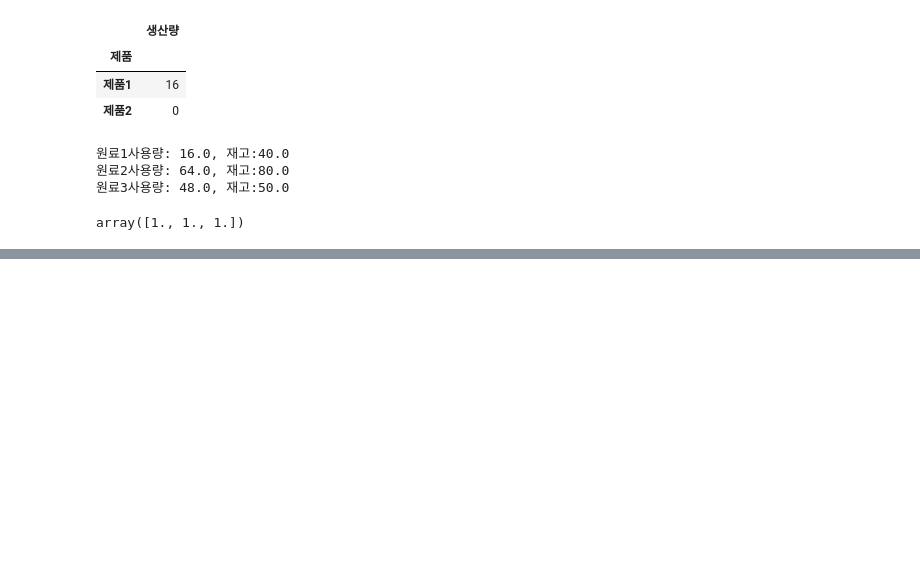
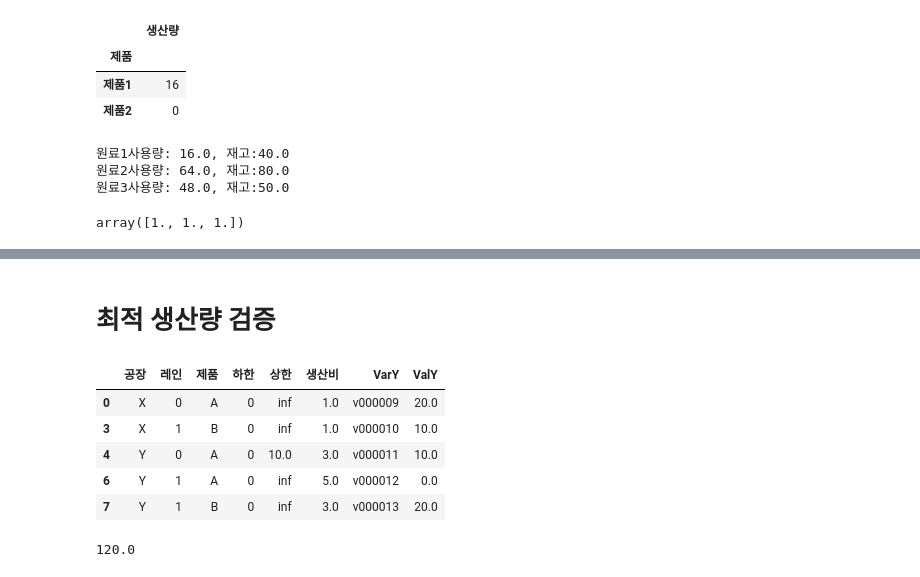
Before and after one commit to kkjjiinn/python-data-100-practice, a Jupyter notebook: 07-1.ipynb, the cells around one changed output, grey strips where cells are left out. Saved outputs shown, nothing was run; the diff lists cells and outputs as text; code cells hidden in the pictures; blank space fills up the shorter version.

```diff
--- a/07-1.ipynb
+++ b/07-1.ipynb
@@ -367,0 +416,9 @@ array([1., 1., 1.])
+# %%
+# 제품별 생산량을 조절 가능, 이익 조절 불가능 : 최적해 : 제품별 생산량
+import pandas as pd
+from pulp import LpVariable, lpSum, value
+from ortoolpy import model_max, addvars, addvals
+
+m2 = model_max() #목적함수 - 이익 최대화가 목적
+v2 = {(i) : LpVariable('v%d'%(i), lowBound = 0) for i in range(len(df_p))}
+print(v2)
@@ -367,0 +439,7 @@ array([1., 1., 1.])
+# %%
+df_plan_sol = df_plan.copy()
+display(df_plan_sol) #원래 생산계획
+
+for k, x in v2.items():
+    df_plan_sol.iloc[k] = value(x) #v2 최적해
+display(df_plan_sol) #최적으로 찾아낸 생산계획
@@ -367,0 +649,20 @@ array([1., 1., 1.])
+# %% [markdown]
+# 최적 생산량 검증
+# %%
+supply_cost
+# %% [output]
+|  | 공장 | 레인 | 제품 | 하한 | 상한 | 생산비 | VarY | ValY |
+| 0 | X | 0 | A | 0 | inf | 1.0 | v000009 | 20.0 |
+| 3 | X | 1 | B | 0 | inf | 1.0 | v000010 | 10.0 |
+| 4 | Y | 0 | A | 0 | 10.0 | 3.0 | v000011 | 10.0 |
+| 6 | Y | 1 | A | 0 | inf | 5.0 | v000012 | 0.0 |
+| 7 | Y | 1 | B | 0 | inf | 3.0 | v000013 | 20.0 |
+# %%
+#이 최적의 생산량(ValY)일 때 총 생산비용 -> ValY와 생산비 곱하기
+
+product_cost = 0
+for i in range(len(supply_cost.index)):
+    product_cost += supply_cost['생산비'].iloc[i]*supply_cost['ValY'].iloc[i]
+print(product_cost)
+# %% [output]
+120.0
```
Also changed, not shown: parts of 27 cells of this notebook.
